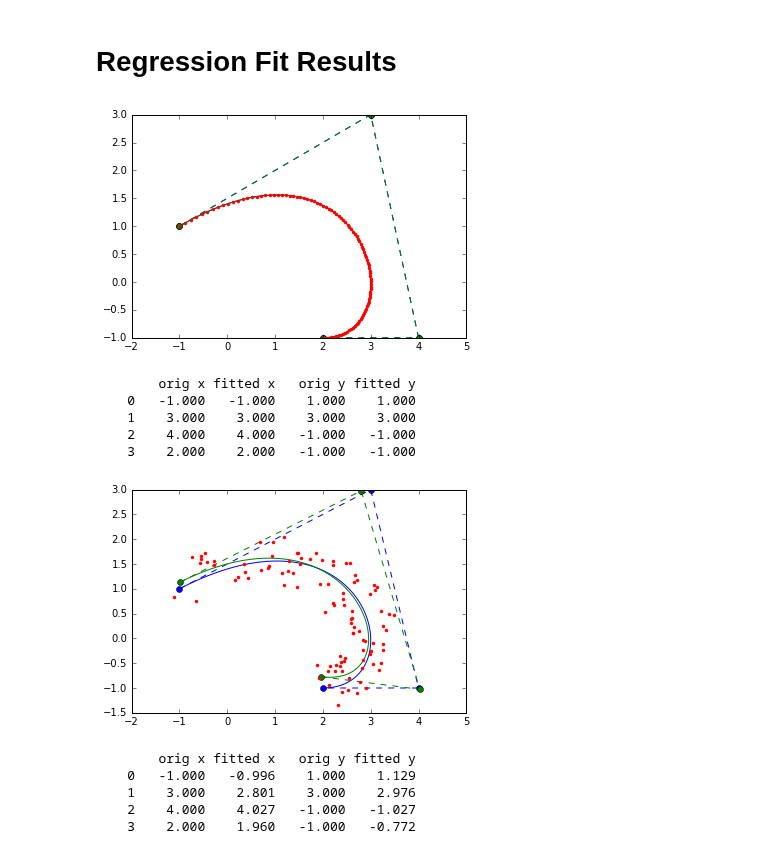
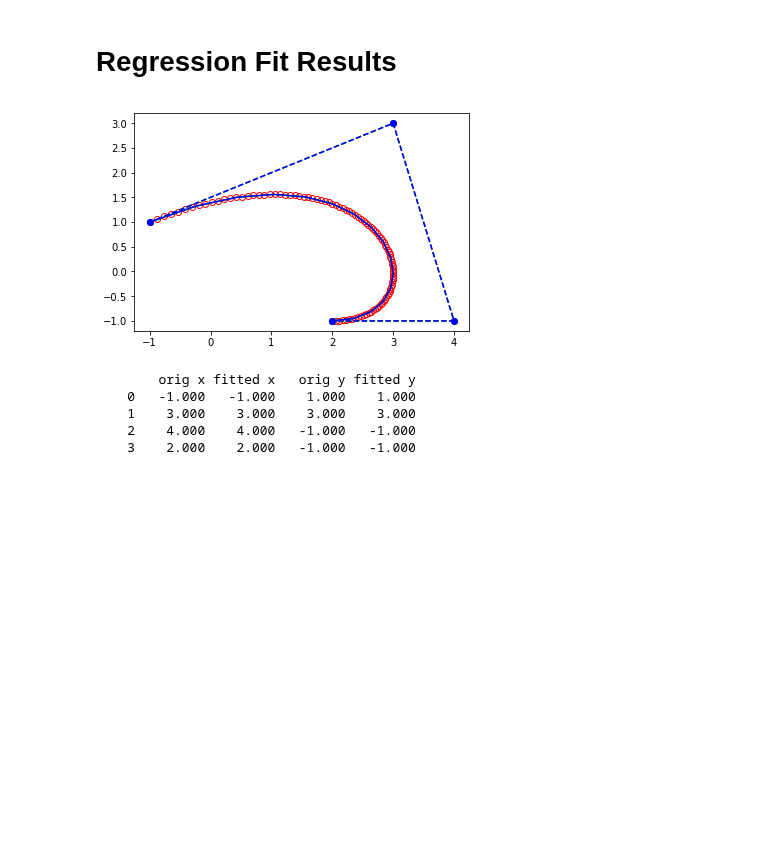
Before and after one commit to willblatt/bezier, a Jupyter notebook: beziers.ipynb, the cells around one changed output. Drawn from its saved outputs; the diff is of its cells as text; code cells hidden in the pictures; blank space fills up the shorter version.

```diff
--- a/beziers.ipynb
+++ b/beziers.ipynb
@@ -369,47 +77,37 @@ def fit_bezier(pnts, deg):
 # %% [markdown]
 # Regression Fit Results
-# %%
-noise_pnts = np.array([b.point(t) for t in t_vals]) + 0.001*(np.random.rand(len(t_vals), 2)-0.5)
-
-b0 = fit_bezier(noise_pnts, b.deg)
-
-plt.plot([b.point(t)[0] for t in t_vals], [b.point(t)[1] for t in t_vals], 'b-')
-plt.plot([c[0] for c in b], [c[1] for c in b], 'b--o')
-
-plt.plot([b0.point(t)[0] for t in t_vals], [b0.point(t)[1] for t in t_vals], 'g-')
-plt.plot([c[0] for c in b0], [c[1] for c in b0], 'g--o')
-plt.plot([p[0] for p in noise_pnts], [p[1] for p in noise_pnts], 'r.')
-plt.show()
-
-print("{0:>5} {1:>8} {2:>8} {3:>8} {4:>8}".format(' ', 'orig x', 'fitted x', 'orig y', 'fitted y'))
-for i, (cp, cp0) in enumerate(zip(b, b0)):
-    print("{0:>5} {1:>8.3f} {2:>8.3f} {3:>8.3f} {4:>8.3f}".format(str(i), cp[0], cp0[0], cp[1], cp0[1]))
-
-noise_pnts = np.array([b.point(t) for t in t_vals]) + 1.0*(np.random.rand(len(t_vals), 2)-0.5)
-
-b1 = fit_bezier(noise_pnts, b.deg)
-
-plt.plot([b.point(t)[0] for t in t_vals], [b.point(t)[1] for t in t_vals], 'b-')
-plt.plot([c[0] for c in b], [c[1] for c in b], 'b--o')
-
-plt.plot([b1.point(t)[0] for t in t_vals], [b1.point(t)[1] for t in t_vals], 'g-')
-plt.plot([c[0] for c in b1], [c[1] for c in b1], 'g--o')
-plt.plot([p[0] for p in noise_pnts], [p[1] for p in noise_pnts], 'r.')
-plt.show()
-
-print("{0:>5} {1:>8} {2:>8} {3:>8} {4:>8}".format(' ', 'orig x', 'fitted x', 'orig y', 'fitted y'))
-for i, (cp, cp1) in enumerate(zip(b, b1)):
-    print("{0:>5} {1:>8.3f} {2:>8.3f} {3:>8.3f} {4:>8.3f}".format(str(i), cp[0], cp1[0], cp[1], cp1[1]))
-# %% [output]
-[figure, removed]
-        orig x fitted x   orig y fitted y
-    0   -1.000   -1.000    1.000    1.000
-    1    3.000    3.000    3.000    3.000
-    2    4.000    4.000   -1.000   -1.000
-    3    2.000    2.000   -1.000   -1.000
-[figure, removed]
-        orig x fitted x   orig y fitted y
-    0   -1.000   -0.996    1.000    1.129
-    1    3.000    2.801    3.000    2.976
-    2    4.000    4.027   -1.000   -1.027
-    3    2.000    1.960   -1.000   -0.772
+# %%
+t0 = linspace(0.0, 1.0, 100)
+t1 = linspace(0.0, 1.0, 100)
+noise_pnts0 = np.array([b.point(t) for t in t0]) + 0.001*(np.random.rand(len(t0), 2)-0.5)
+noise_pnts1 = np.array([b.point(t) for t in t1]) + 0.250*(np.random.rand(len(t1), 2)-0.5)
+
+b0 = fit_bezier(noise_pnts0, b.deg)
+b1 = fit_bezier(noise_pnts1, b.deg)
+# %%
+b_ctrl_points = np.array([p.point for p in b.ctrl_points])
+b_points = np.array([b.point(t) for t in linspace(0.0, 1.0, 16)])
+# %%
+b0_ctrl_points = np.array([p.point for p in b0.ctrl_points])
+b0_points = np.array([b0.point(t) for t in linspace(0.0, 1.0, 16)])
+# %%
+plt.plot(noise_pnts0[:,0], noise_pnts0[:,1], 'ro', mfc='none')
+
+plt.plot(b_points[:,0], b_points[:,1], 'g-')
+plt.plot(b0_points[:,0], b0_points[:,1], 'b-')
+
+plt.plot(b_ctrl_points[:,0], b_ctrl_points[:,1], 'g--o')
+plt.plot(b0_ctrl_points[:,0], b0_ctrl_points[:,1], 'b--o')
+
+plt.show()
+
+print("{0:>5} {1:>8} {2:>8} {3:>8} {4:>8}".format(' ', 'orig x', 'fitted x', 'orig y', 'fitted y'))
+for i, (cp, cp0) in enumerate(zip(b.ctrl_points, b0.ctrl_points)):
+    print("{0:>5} {1:>8.3f} {2:>8.3f} {3:>8.3f} {4:>8.3f}".format(str(i), cp.point[0], cp0.point[0], cp.point[1], cp0.point[1]))
+# %% [output]
+[figure, added]
+        orig x fitted x   orig y fitted y
+    0   -1.000   -1.000    1.000    1.000
+    1    3.000    3.000    3.000    3.000
+    2    4.000    4.000   -1.000   -1.000
+    3    2.000    2.000   -1.000   -1.000
```
Also changed, not shown: parts of 18 cells of this notebook.
